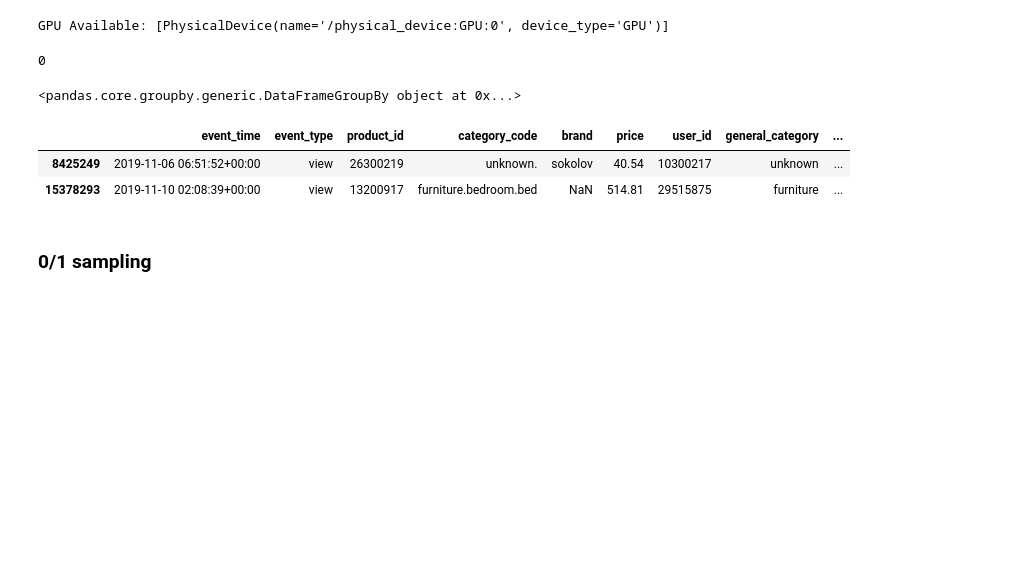
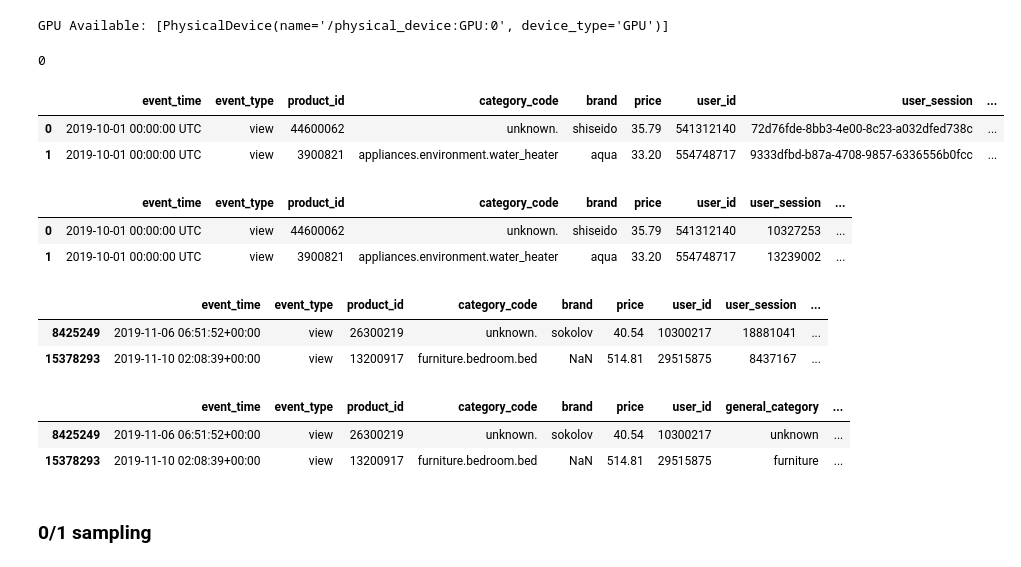
Before and after one commit to HyunsungRyu/Ecommerce_analysis, a Jupyter notebook: modeling/modeling_withSample.ipynb, the cells around one changed output. Drawn from its saved outputs; the diff is of its cells as text; code cells hidden in the pictures; blank space fills up the shorter version.

```diff
--- a/modeling/modeling_withSample.ipynb
+++ b/modeling/modeling_withSample.ipynb
@@ -34,11 +35,21 @@ gc.collect()
 # %%
 df['category_code'] = df['category_code'].astype('category')
 df['category_code'] = df['category_code'].cat.add_categories('unknown.')
 df['category_code'].fillna('unknown.', inplace=True)
 
 df['general_category'] = df['category_code'].apply(lambda x: x.split('.')[0])
+df.head(2)
+# %% [output]
+|  | event_time | event_type | product_id | category_code | brand | price | user_id | user_session | ... |
+| 0 | 2019-10-01 00:00:00 UTC | view | 44600062 | unknown. | shiseido | 35.79 | 541312140 | 72d76fde-8bb3-4e00-8c23-a032dfed738c | ... |
+| 1 | 2019-10-01 00:00:00 UTC | view | 3900821 | appliances.environment.water_heater | aqua | 33.20 | 554748717 | 9333dfbd-b87a-4708-9857-6336556b0fcc | ... |
 # %%
 df['user_session'] = df['user_session'].astype('category').cat.codes
+df.head(2)
+# %% [output]
+|  | event_time | event_type | product_id | category_code | brand | price | user_id | user_session | ... |
+| 0 | 2019-10-01 00:00:00 UTC | view | 44600062 | unknown. | shiseido | 35.79 | 541312140 | 10327253 | ... |
+| 1 | 2019-10-01 00:00:00 UTC | view | 3900821 | appliances.environment.water_heater | aqua | 33.20 | 554748717 | 13239002 | ... |
 # %%
 # datetime 처리
 df['event_time'] = pd.to_datetime(df['event_time'])
@@ -55,7 +66,7 @@ df['daily_session'] = df['user_id'].astype(str) + '_' + df['date'].astype(str)
 
 def split_on_purchase(group):
     session_id = []
-    counter = 0  # 첫 번째 세션을 0으로 설정
+    counter = 0
     for is_p in group['is_purchase']:
         if is_p:  # 구매 이벤트가 발생하면 그 다음 이벤트부터 세션 번호 증가
             session_id.append(counter)
@@ -70,14 +81,15 @@ df['session_split_id'] = df.groupby(['user_id', 'date']).apply(split_on_purchase
 
 # 새로운 custom_session 생성
 df['custom_session'] = (
-    df['user_id'].astype(str) + '_' +a
+    df['user_id'].astype(str) + '_' +
     df['date'].astype(str) + '_' +
     df['session_split_id'].astype(str)
 )
+df.head(2)
+# %% [output]
+|  | event_time | event_type | product_id | category_code | brand | price | user_id | user_session | ... |
+| 8425249 | 2019-11-06 06:51:52+00:00 | view | 26300219 | unknown. | sokolov | 40.54 | 10300217 | 18881041 | ... |
+| 15378293 | 2019-11-10 02:08:39+00:00 | view | 13200917 | furniture.bedroom.bed | NaN | 514.81 | 29515875 | 8437167 | ... |
-# %%
-print(df.groupby(['user_id', 'date']))
-# %% [output]
-<pandas.core.groupby.generic.DataFrameGroupBy object at 0x...>
 # %%
 # df_col : ['user_id', 'event_time', 'event_type', 'product_id', 'brand', 'category_code', 'price', 'user_session', 'is_purchase', 'daily_session', 'custom_session']
 df.drop(columns=['user_session', 'is_purchase', 'daily_session', 'session_split_id'], inplace=True)
```
Also changed, not shown: parts of 18 cells of this notebook, 3 other files.
